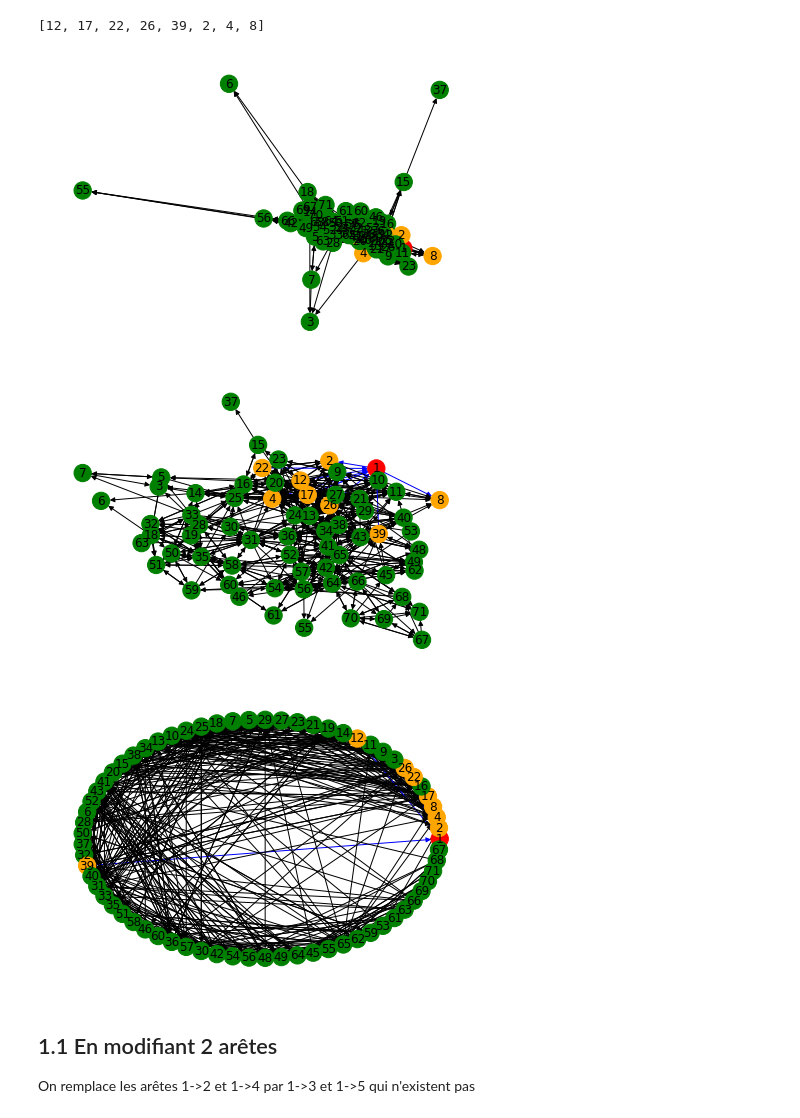
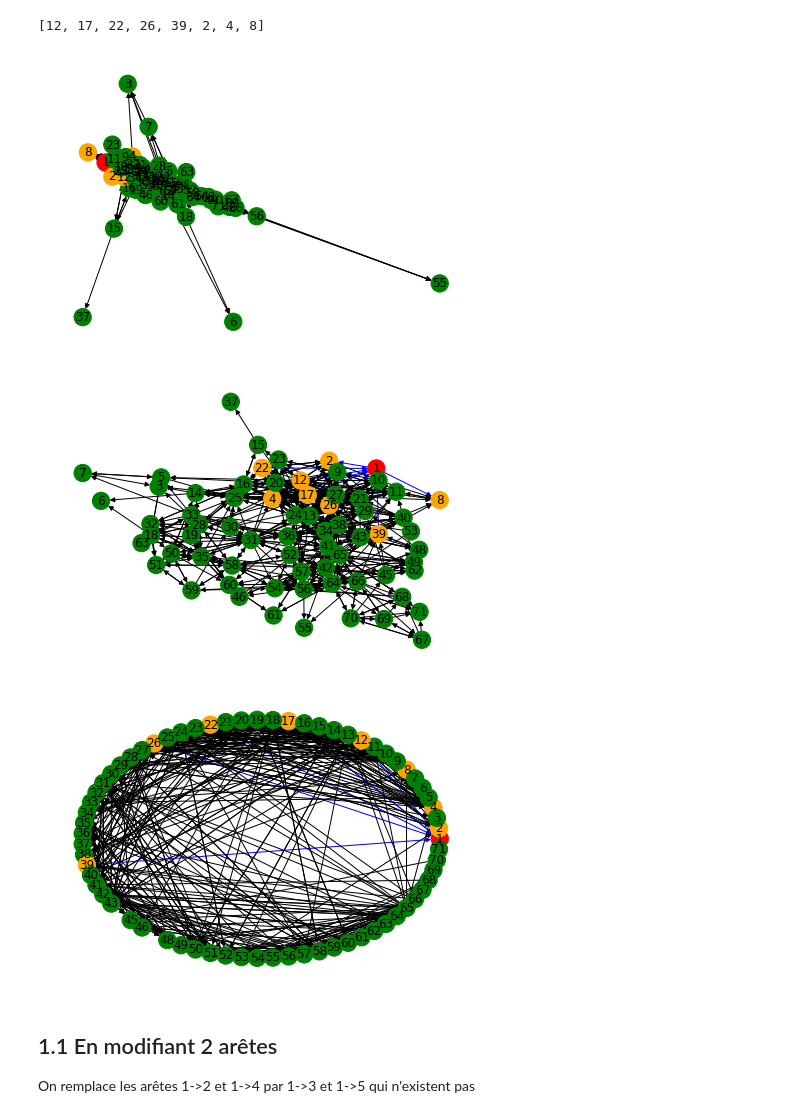
Before and after one commit to ARKEnsae/DM_Analyse_Reseaux, a Jupyter notebook: CC1/CC1_AQLT.ipynb, the cells around one changed output. Saved outputs shown, nothing was run; the diff lists cells and outputs as text; code cells hidden in the pictures.

Commit message:
update graphs

```diff
--- a/CC1/CC1_AQLT.ipynb
+++ b/CC1/CC1_AQLT.ipynb
@@ -50,32 +50,49 @@ list(dict.fromkeys(neighbors_1)) # récupérer voisins sans doublon
 [12, 17, 22, 26, 39, 2, 4, 8, 17]
 [12, 17, 22, 26, 39, 2, 4, 8]
 # %%
-# Visualisation
-# On va mettre en évidence les voisins de 1
-node_col = []
-for node in ELfriend:
-    if node == 1:
-        node_col.append('red') # 1 en rouge
-    elif node in neighbors_1:
-        node_col.append('orange') # voisins en orange
+## Visualisation
+
+# Paramètre global qui va être utilisé pour le placement des noeuds
+global_shell_layout = nx.shell_layout(nx.path_graph(71))
+# On crée une fonction pour les graphiques
+def graphiques(data, focus_node = 1):
+    if type(data).__name__=="DiGraph":
+        neighbours = list(data.predecessors(focus_node)) + list(data.successors(focus_node))
     else:
-        node_col.append('green') # autres en vert
-edge_col = []
-for x,y in ELfriend.edges():
-    if (x == 1)|(y==1):
-        edge_col.append('blue')
-    else:
-        edge_col.append('black')
-nx.draw(ELfriend, with_labels = True, node_color=node_col, edge_color=edge_col)
-plt.show()
-nx.draw_kamada_kawai(ELfriend, with_labels = True, node_color=node_col, edge_color=edge_col)
-plt.show()
-nx.draw_shell(ELfriend, with_labels = True, node_color=node_col, edge_color=edge_col)
-plt.show()
+        neighbours = list(data.neighbors(focus_node))
+    # On va mettre en évidence les voisins de focus_node (=1)
+    node_col = []
+    for node in data:
+        if node == focus_node:
+            node_col.append('red') # 1 en rouge
+        elif node in neighbours:
+            node_col.append('orange') # voisins en orange
+        else:
+            node_col.append('green') # autres en vert
+    edge_col = []
+    for x,y in data.edges():
+        if (x == focus_node)|(y==focus_node):
+            edge_col.append('blue') # on met en bleu les arêtes voisins de focus_node
+        else:
+            edge_col.append('black')
+    # Pour le draw_shell on veut que le cercle soit ordonné (que les numéros se suivent) :
+    pos_shell = nx.shell_layout(data)
+    #pos_shell = {sorted(pos_shell.keys())[i]:list(pos_shell.values())[i] for i in range(0,len(pos_shell))}
+    pos_shell = {sorted(pos_shell.keys())[i]:global_shell_layout[sorted(pos_shell.keys())[i]-1] for i in range(0,len(pos_shell))}
+
+    nx.draw(data, with_labels = True, node_color=node_col, edge_color=edge_col)
+    plt.show()
+    nx.draw_kamada_kawai(data, with_labels = True, node_color=node_col, edge_color=edge_col)
+    plt.show()
+    nx.draw(data, with_labels = True, node_color=node_col, edge_color=edge_col, pos = pos_shell)
+    plt.show()
-# %% [output]
-[figure, removed]
-[figure, removed]
-[figure, removed]
+# %%
+graphiques(ELfriend) # On met en évidence les voisins du noeud 1
+# Les graphiques ne sont pas forcément tous très lisibles
+# %% [output]
+[figure, added]
+[figure, added]
+[figure, added]
 # %% [markdown]
 ## 1.1 En modifiant 2 arêtes
 On remplace les arêtes 1->2 et 1->4 par 1->3 et 1->5 qui n'existent pas
```
Also changed, not shown: parts of 10 cells of this notebook.
